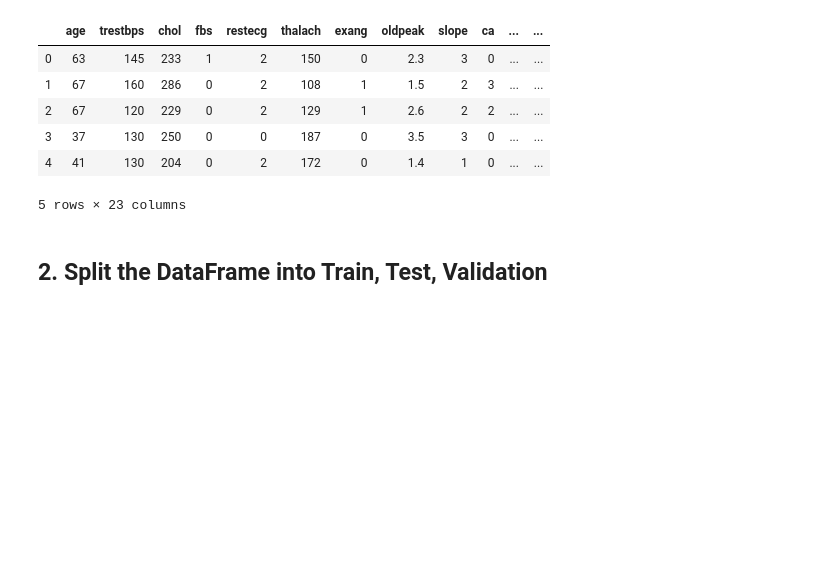
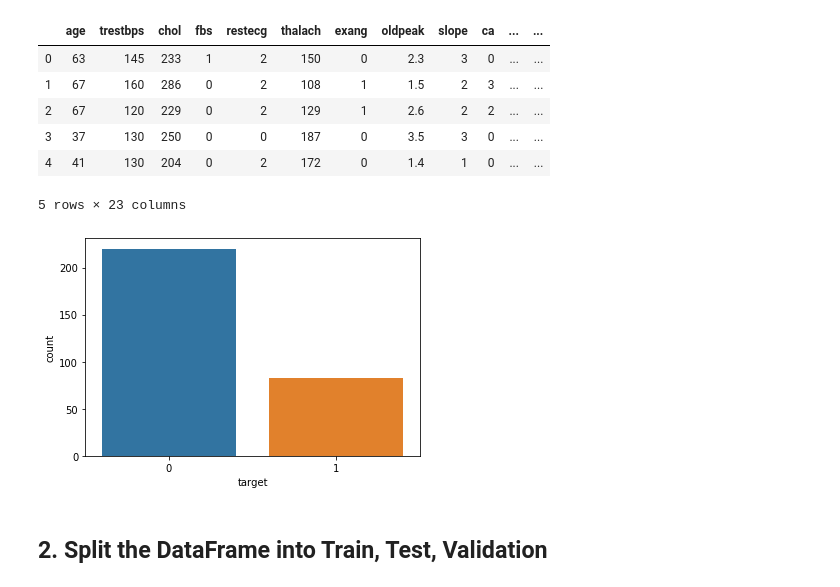
Before and after one commit to SeungMinJang/Tutorial, a Jupyter notebook: 2.TF2-table.ipynb, the cells around one changed output. Cells and saved outputs as stored; diff of their text form; code cells hidden in the pictures; blank space fills up the shorter version.

```diff
--- a/2.TF2-table.ipynb
+++ b/2.TF2-table.ipynb
@@ -80,6 +80,12 @@ df.head()
 | 3 | 37 | 130 | 250 | 0 | 0 | 187 | 0 | 3.5 | 3 | 0 | ... | ... |
 | 4 | 41 | 130 | 204 | 0 | 2 | 172 | 0 | 1.4 | 1 | 0 | ... | ... |
 5 rows × 23 columns
+# %%
+df['target'].value_counts()
+sns.countplot(df['target'])
+plt.show()
+# %% [output]
+[figure, added]
 # %% [markdown]
 ## 2. Split the DataFrame into Train, Test, Validation
 # %%
```
Also changed, not shown: parts of 6 cells of this notebook, 5 other files.
